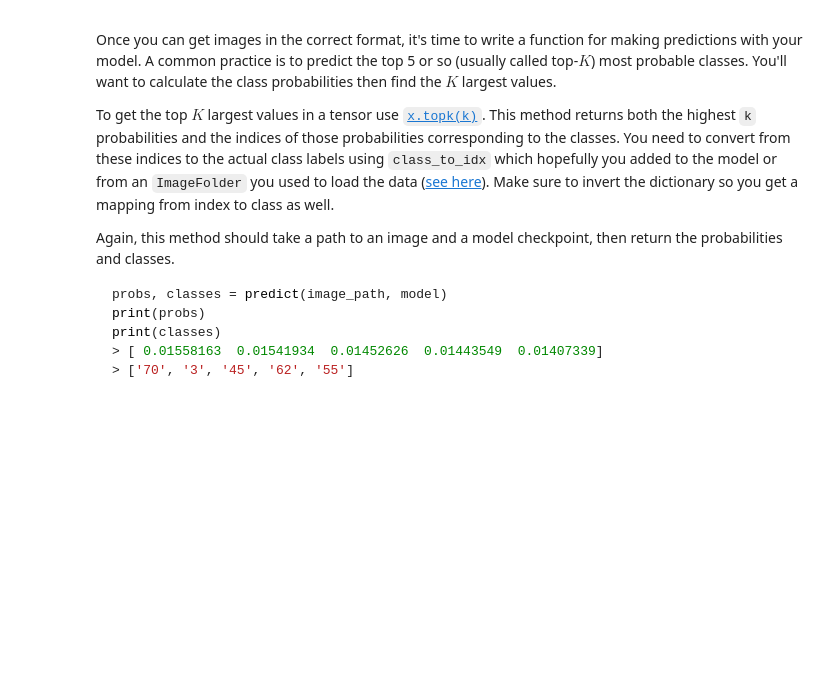
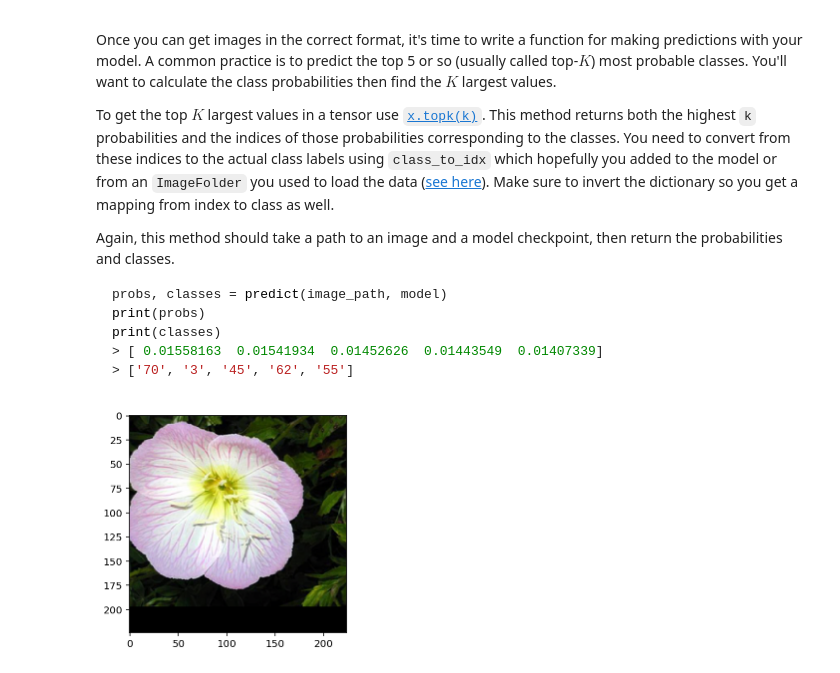
Before and after one commit to CosmicMiriam/ImageClassifier, a Jupyter notebook: Image Classifier Project.ipynb, the cells around one changed output. Cells and saved outputs as stored; diff of their text form; code cells hidden in the pictures; blank space fills up the shorter version.

Commit message:
Added predict function

```diff
--- a/Image Classifier Project.ipynb
+++ b/Image Classifier Project.ipynb
@@ -362,8 +379,15 @@ At this point it's good to write a function that can load a checkpoint and rebui
 # %%
 def load_checkpoint(filepath):
     checkpoint = torch.load(filepath)
+
+    # print(checkpoint)
+
+    model, criterion, optimizer = build_model(checkpoint['model_type'], device, output_size, dropout, learning_rate)
+
     model.load_state_dict(checkpoint['state_dict'])
 
-    return model
+    model.class_to_idx = checkpoint['class_to_idx']
 
-model = load_checkpoint('checkpoint.pth')
+    return model, criterion, optimizer
+
+model, criterion, optimizer = load_checkpoint('checkpoint.pth')
@@ -443,27 +472,28 @@ print(classes)
 # %%
 def predict(image_path, model, topk=5):
     ''' Predict the class (or classes) of an image using a trained deep learning model.
     '''
 
-    model.eval()
+    # TODO: Implement the code to predict the class from an image file
+    tensor_image = process_image(image_path)
+    imshow(tensor_image)
 
-    # dataiter = iter(testloader)
-    # images, labels = dataiter.next()
-    img = process_image(image_path)
-    # Convert 2D image to 1D vector
-    # img = img.view(1, 784)
+    tensor_image = tensor_image.to(device)
 
     # Calculate the class probabilities (softmax) for img
+    model.eval()
     with torch.no_grad():
-        output = model.forward(img)
+        tensor_image.unsqueeze_(0)
+        logps=model(tensor_image)
+        ps=torch.exp(logps)
+        probs, classes = ps.topk(topk)
 
-    ps = torch.exp(output)
+    # print(probs)
+    # print(classes)
 
-    print(ps)
-
-    # TODO: Implement the code to predict the class from an image file
-
-probs, classes = predict(train_dir + "/1/image_06734.jpg", model)
+predict(test_dir + "/1/image_06743.jpg", model)
+# %% [output]
+[figure, added]
 # %% [markdown]
 ## Sanity Checking
 
```
Also changed, not shown: parts of 14 cells of this notebook.
